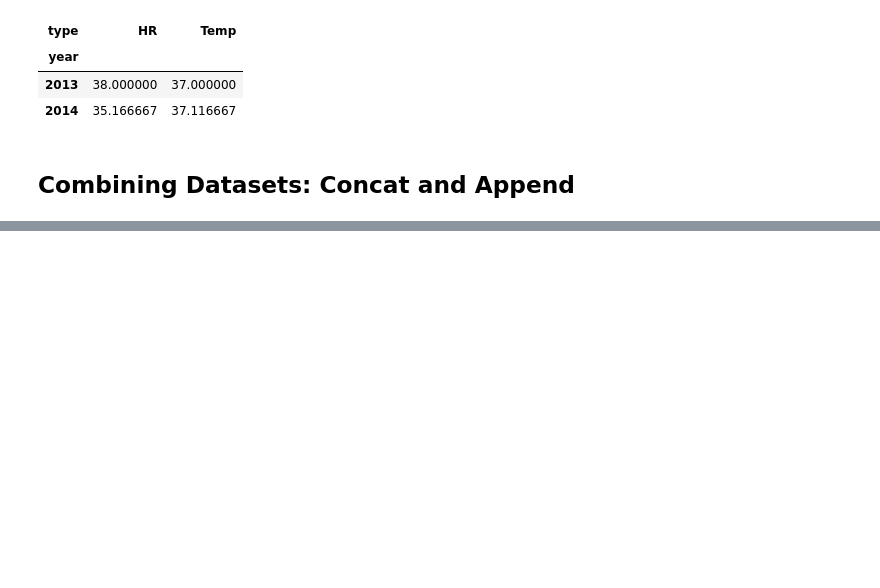
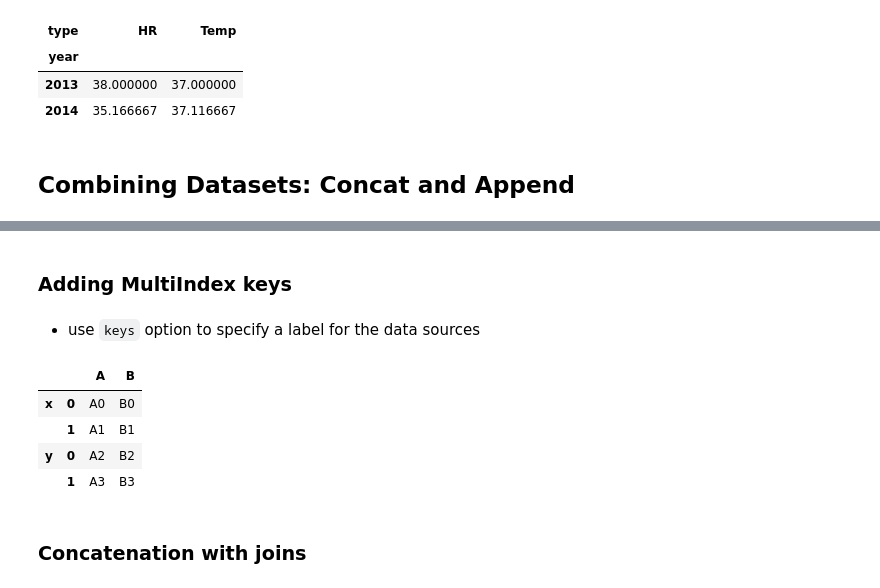
Before and after one commit to beaulucas/python-ds-handbook, a Jupyter notebook: 03-data_manipulation_pandas.ipynb, the cells around one changed output, grey strips where cells are left out. Drawn from its saved outputs; the diff is of its cells as text; code cells hidden in the pictures; blank space fills up the shorter version.

Commit message:
concatenation numpy and pandas

```diff
--- a/03-data_manipulation_pandas.ipynb
+++ b/03-data_manipulation_pandas.ipynb
@@ -1330,0 +1334,6 @@ data_mean.mean(axis='columns', level='type')
+# %%
+def make_df(cols, ind):
+  """Quickly make a dataframe"""
+  data = {c: [str(c) + str(i) for i in ind]
+          for c in cols}
+  return pd.DataFrame(data, ind)
@@ -1330,0 +1414,7 @@ data_mean.mean(axis='columns', level='type')
+# %%
+x = make_df('AB', [0, 1])
+y = make_df('AB', [2, 3])
+# %%
+# make duplicate indices
+y.index = x.index
+print(x); print(y)
@@ -1330,0 +1465,14 @@ data_mean.mean(axis='columns', level='type')
+# %% [markdown]
+### Adding MultiIndex keys
+# %% [markdown]
+* use `keys` option to specify a label for the data sources
+# %%
+pd.concat([x, y], keys=['x', 'y'])
+# %% [output]
+|  |  | A | B |
+| x | 0 | A0 | B0 |
+|  | 1 | A1 | B1 |
+| y | 0 | A2 | B2 |
+|  | 1 | A3 | B3 |
+# %% [markdown]
+### Concatenation with joins
```
Also changed, not shown: parts of 31 cells of this notebook.
